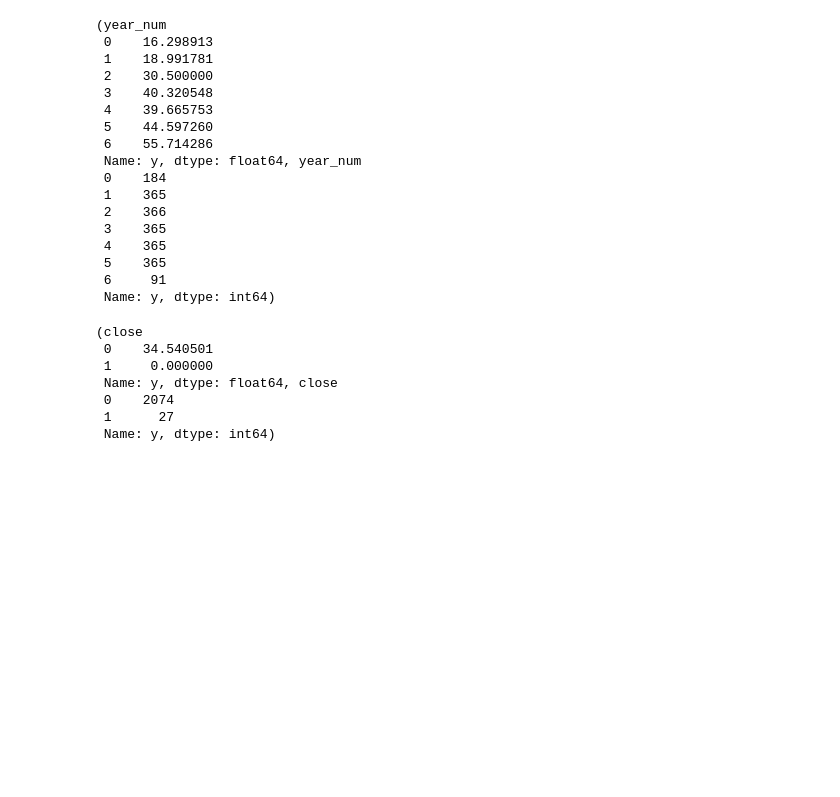
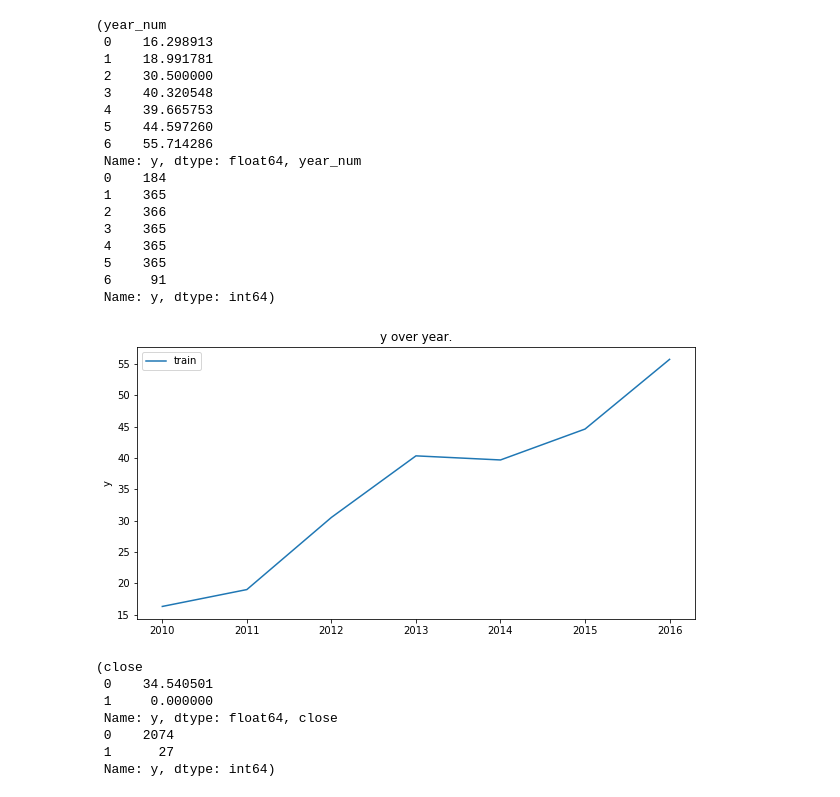
Before and after one commit to tacchan7412/gci2017_team12, a Jupyter notebook: Dataset.ipynb, the cells around one changed output. Saved outputs shown, nothing was run; the diff lists cells and outputs as text; code cells hidden in the pictures; blank space fills up the shorter version.

```diff
--- a/Dataset.ipynb
+++ b/Dataset.ipynb
@@ -193,6 +211,16 @@ train_df.groupby("year_num")["y"].mean(),train_df.groupby("year_num")["y"].size(
  5    365
  6     91
  Name: y, dtype: int64)
+# %%
+plt.rcParams['figure.figsize'] = [10, 5]
+plt.plot(train_df.groupby("year")["y"].mean(),label='train')
+
+plt.title('y over year.')
+plt.legend(loc=0)
+plt.ylabel('y')
+plt.show()
+# %% [output]
+[figure, added]
 # %%
 #closeが1なら0を返す必要性
 train_df.groupby("close")["y"].mean(),train_df.groupby("close")["y"].size()
```
Also changed, not shown: parts of 22 cells of this notebook.
